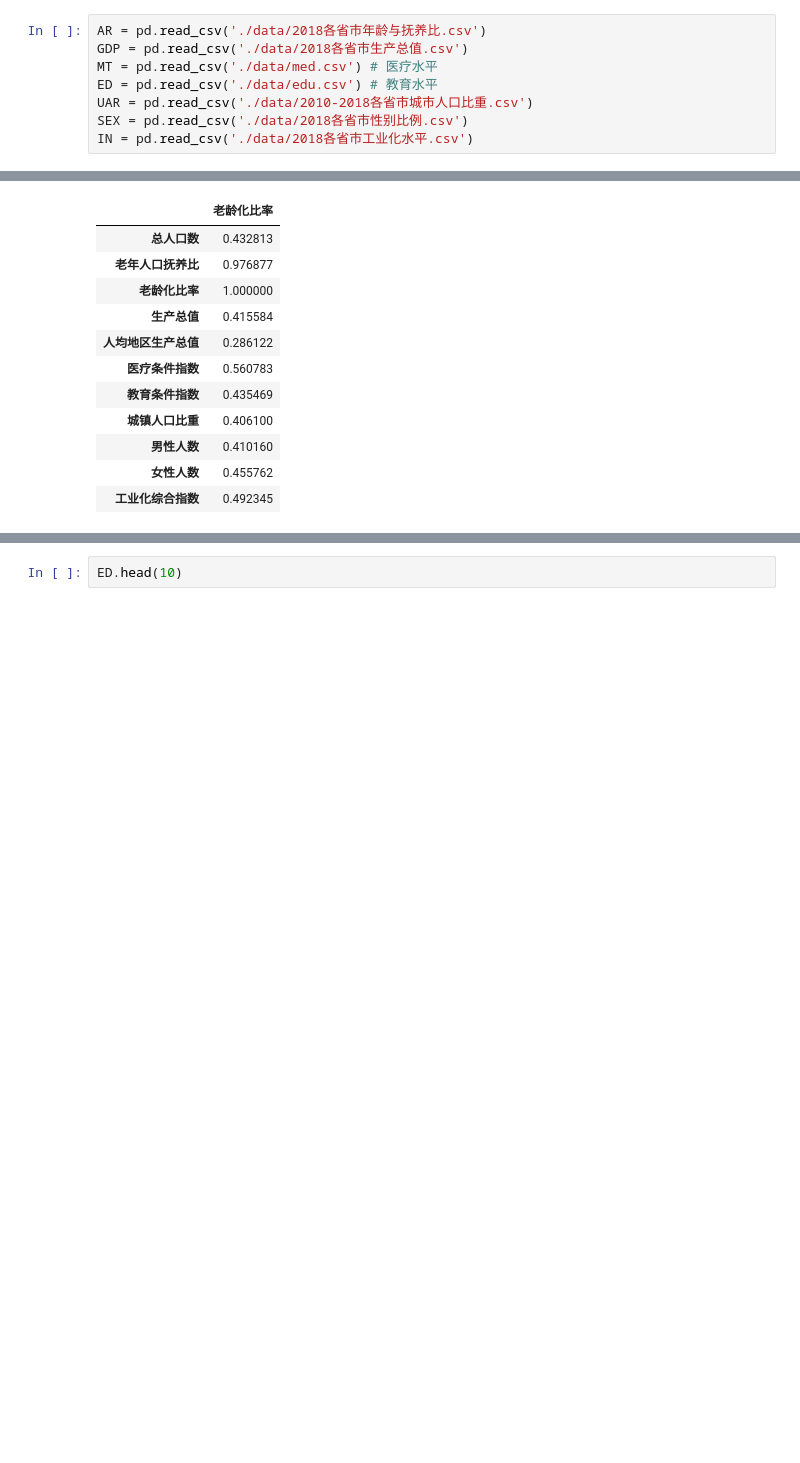
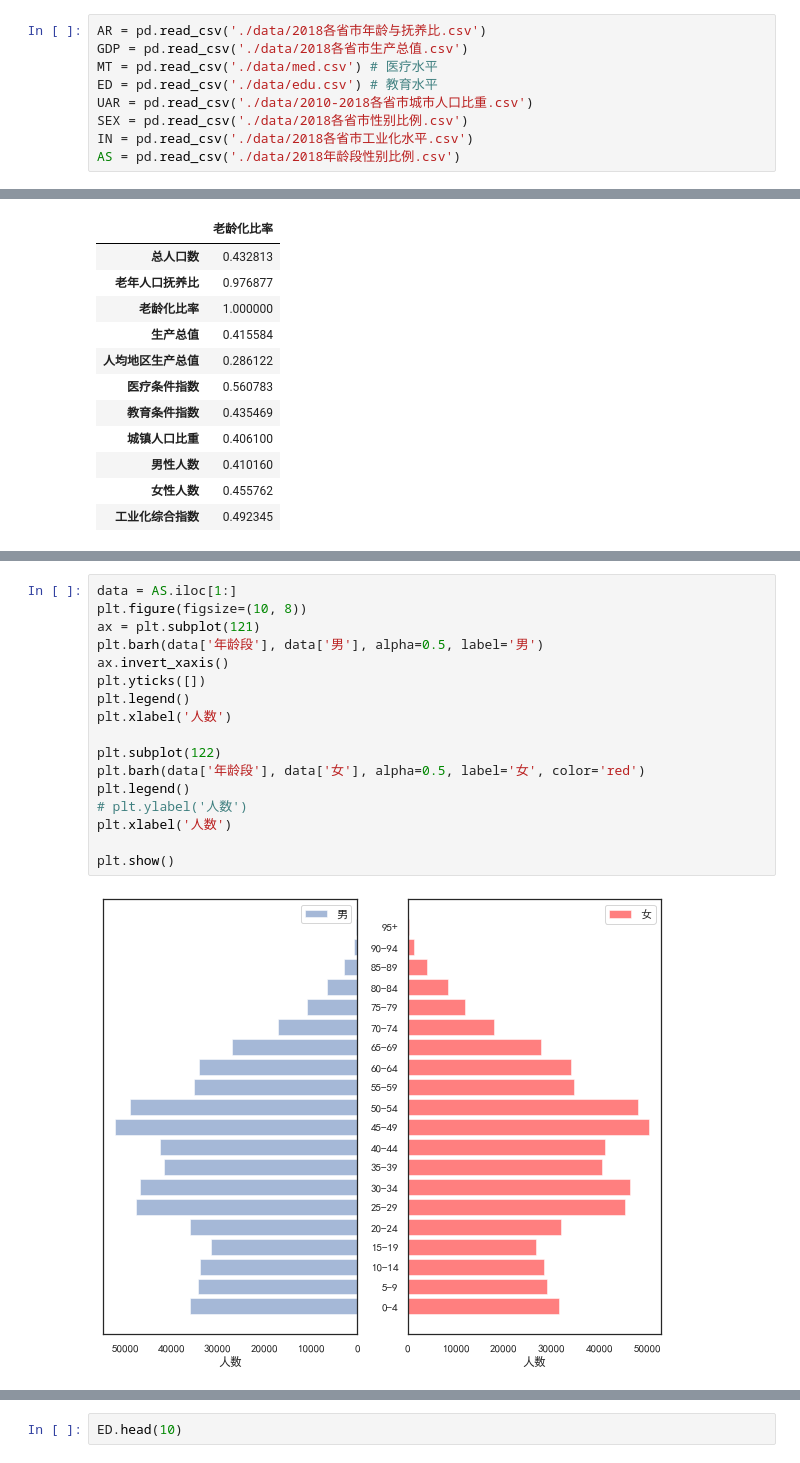
Before and after one commit to hehichens/luojie, a Jupyter notebook: 老龄化/老龄化数据分析.ipynb, the cells around one changed output, grey strips where cells are left out. Saved outputs shown, nothing was run; the diff lists cells and outputs as text; blank space fills up the shorter version.

```diff
--- a/老龄化/老龄化数据分析.ipynb
+++ b/老龄化/老龄化数据分析.ipynb
@@ -30,6 +24,7 @@ ED = pd.read_csv('./data/edu.csv') # 教育水平
 UAR = pd.read_csv('./data/2010-2018各省市城市人口比重.csv')
 SEX = pd.read_csv('./data/2018各省市性别比例.csv')
 IN = pd.read_csv('./data/2018各省市工业化水平.csv')
+AS = pd.read_csv('./data/2018年龄段性别比例.csv')
 # %%
 for df in [AR, GDP, MT, ED, UAR, SEX, IN]:
     df['地区'] = df['地区'].apply(lambda city: ''.join(str(city).split('  ')).strip())
@@ -158 +239,20 @@ AR.loc[AR['地区']  == '全国', [ '0-14岁', '15-64岁', '65岁及以上']].pl
+# %%
+data = AS.iloc[1:]
+plt.figure(figsize=(10, 8))
+ax = plt.subplot(121)
+plt.barh(data['年龄段'], data['男'], alpha=0.5, label='男')
+ax.invert_xaxis()
+plt.yticks([])
+plt.legend()
+plt.xlabel('人数')
+
+plt.subplot(122)
+plt.barh(data['年龄段'], data['女'], alpha=0.5, label='女', color='red')
+plt.legend()
+# plt.ylabel('人数')
+plt.xlabel('人数')
+
+plt.show()
+# %% [output]
+[figure, added]
 # %%
```
Also changed, not shown: parts of 18 cells of this notebook, 1 other file.
